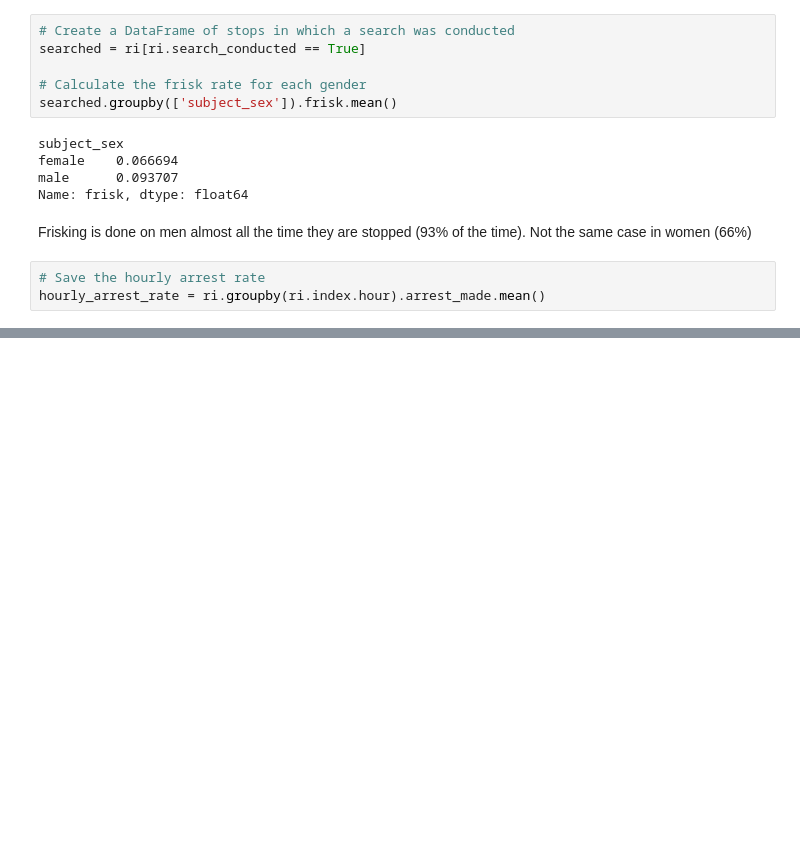
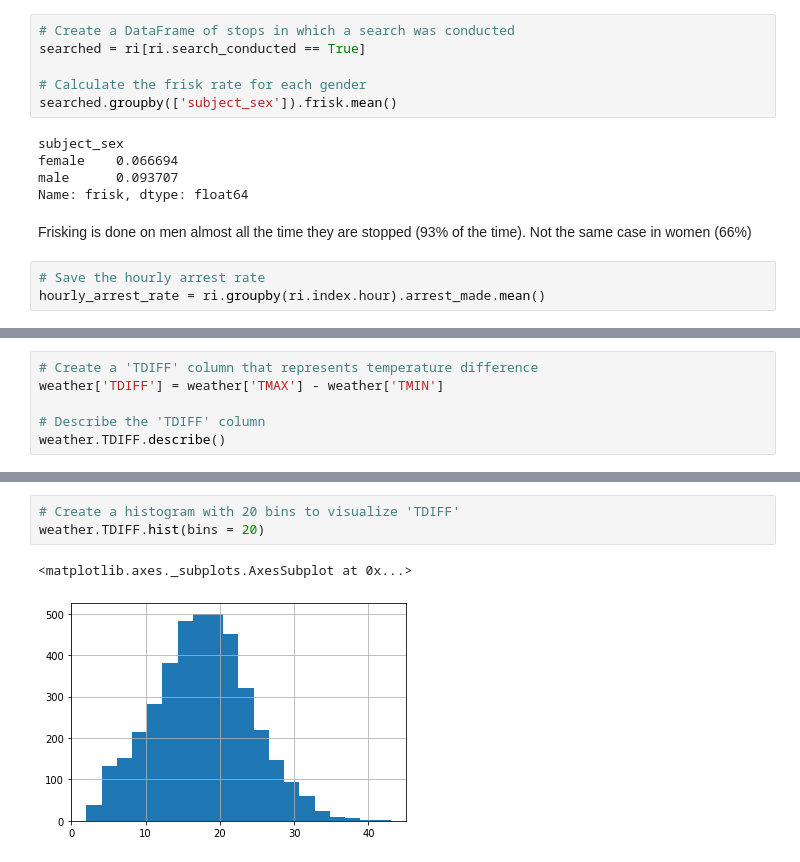
Before and after one commit to sohansputhran/Analysing-Police-Activities, a Jupyter notebook: Analysing-Police-Activities.ipynb, the cells around one changed output, grey strips where cells are left out. Cells and saved outputs as stored; diff of their text form; blank space fills up the shorter version.

```diff
--- a/Analysing-Police-Activities.ipynb
+++ b/Analysing-Police-Activities.ipynb
@@ -259,0 +288,6 @@ plt.show()
+# %%
+# Create a 'TDIFF' column that represents temperature difference
+weather['TDIFF'] = weather['TMAX'] - weather['TMIN']
+
+# Describe the 'TDIFF' column
+weather.TDIFF.describe()
@@ -259,0 +304,6 @@ plt.show()
+# %%
+# Create a histogram with 20 bins to visualize 'TDIFF'
+weather.TDIFF.hist(bins = 20)
+# %% [output]
+<matplotlib.axes._subplots.AxesSubplot at 0x...>
+[figure, added]
```
Also changed, not shown: parts of 16 cells of this notebook.
